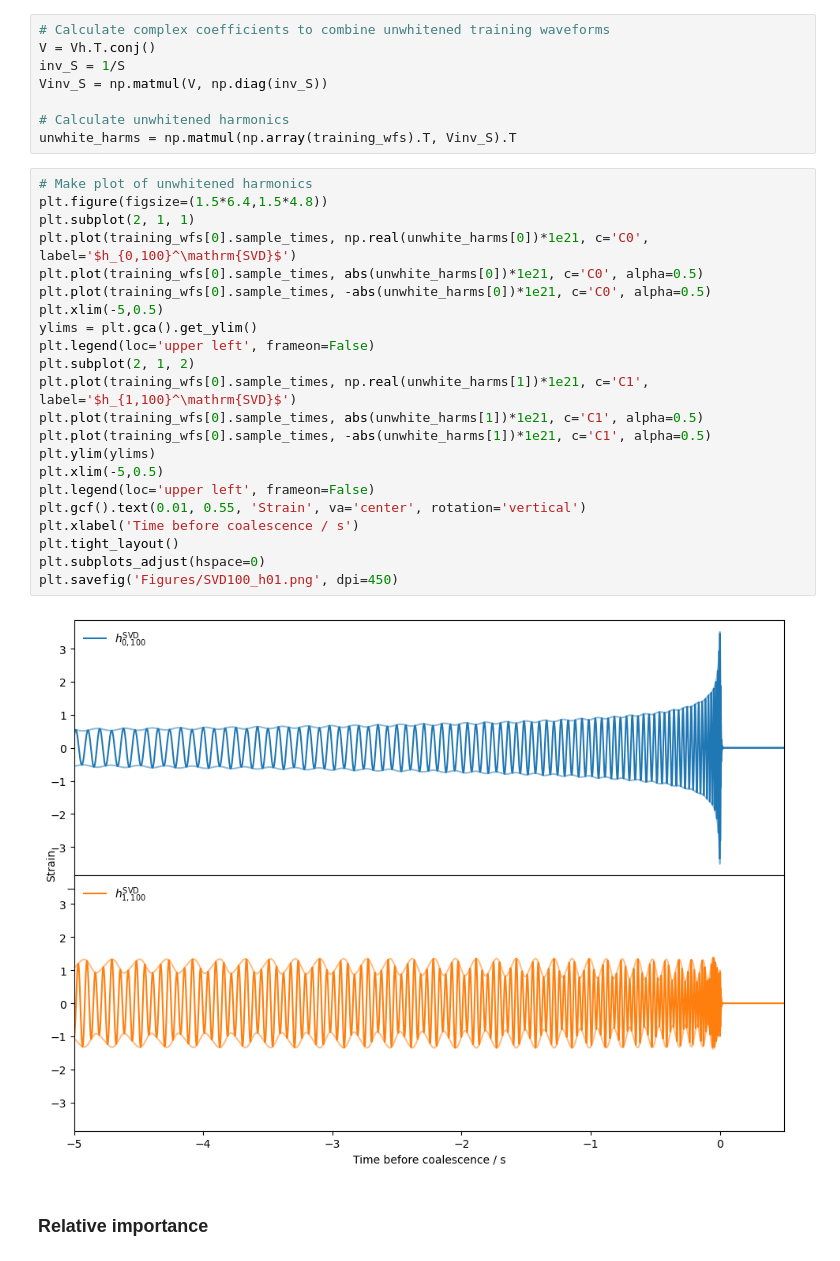
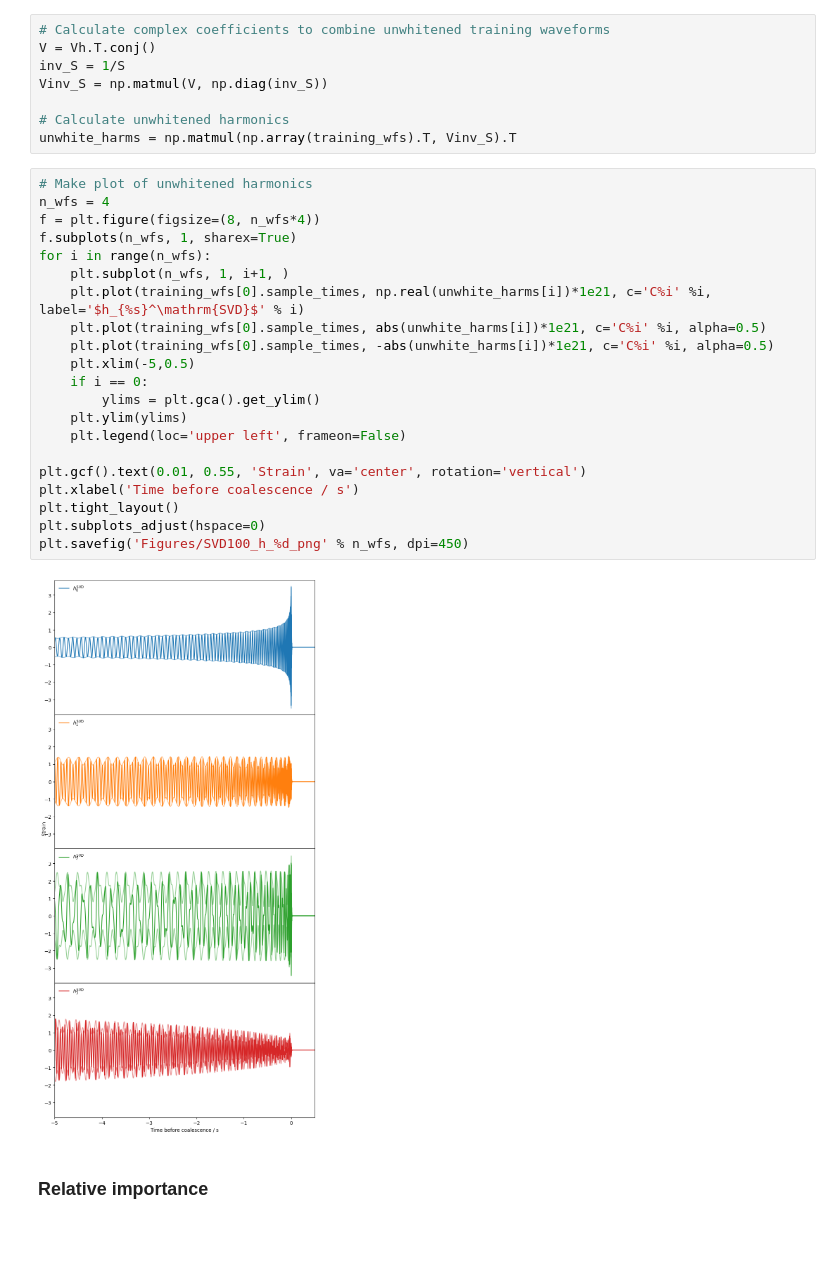
Before and after one commit to BenGPatterson/EccentricHarmonics, a Jupyter notebook: SVD.ipynb, the cells around one changed output. Saved outputs shown, nothing was run; the diff lists cells and outputs as text; blank space fills up the shorter version.

```diff
--- a/SVD.ipynb
+++ b/SVD.ipynb
@@ -120,30 +123,29 @@ Vinv_S = np.matmul(V, np.diag(inv_S))
 
 # Calculate unwhitened harmonics
 unwhite_harms = np.matmul(np.array(training_wfs).T, Vinv_S).T
-# %%
-# Make plot of unwhitened harmonics
-plt.figure(figsize=(1.5*6.4,1.5*4.8))
-plt.subplot(2, 1, 1)
-plt.plot(training_wfs[0].sample_times, np.real(unwhite_harms[0])*1e21, c='C0', label='$h_{0,100}^\mathrm{SVD}$')
-plt.plot(training_wfs[0].sample_times, abs(unwhite_harms[0])*1e21, c='C0', alpha=0.5)
-plt.plot(training_wfs[0].sample_times, -abs(unwhite_harms[0])*1e21, c='C0', alpha=0.5)
-plt.xlim(-5,0.5)
-ylims = plt.gca().get_ylim()
-plt.legend(loc='upper left', frameon=False)
-plt.subplot(2, 1, 2)
-plt.plot(training_wfs[0].sample_times, np.real(unwhite_harms[1])*1e21, c='C1', label='$h_{1,100}^\mathrm{SVD}$')
-plt.plot(training_wfs[0].sample_times, abs(unwhite_harms[1])*1e21, c='C1', alpha=0.5)
-plt.plot(training_wfs[0].sample_times, -abs(unwhite_harms[1])*1e21, c='C1', alpha=0.5)
-plt.ylim(ylims)
-plt.xlim(-5,0.5)
-plt.legend(loc='upper left', frameon=False)
-plt.gcf().text(0.01, 0.55, 'Strain', va='center', rotation='vertical')
-plt.xlabel('Time before coalescence / s')
-plt.tight_layout()
-plt.subplots_adjust(hspace=0)
-plt.savefig('Figures/SVD100_h01.png', dpi=450)
-# %% [output]
-[figure, removed]
+# %%
+# Make plot of unwhitened harmonics
+n_wfs = 4
+f = plt.figure(figsize=(8, n_wfs*4))
+f.subplots(n_wfs, 1, sharex=True)
+for i in range(n_wfs):
+    plt.subplot(n_wfs, 1, i+1, )
+    plt.plot(training_wfs[0].sample_times, np.real(unwhite_harms[i])*1e21, c='C%i' %i, label='$h_{%s}^\mathrm{SVD}$' % i)
+    plt.plot(training_wfs[0].sample_times, abs(unwhite_harms[i])*1e21, c='C%i' %i, alpha=0.5)
+    plt.plot(training_wfs[0].sample_times, -abs(unwhite_harms[i])*1e21, c='C%i' %i, alpha=0.5)
+    plt.xlim(-5,0.5)
+    if i == 0:
+        ylims = plt.gca().get_ylim()
+    plt.ylim(ylims)
+    plt.legend(loc='upper left', frameon=False)
+
+plt.gcf().text(0.01, 0.55, 'Strain', va='center', rotation='vertical')
+plt.xlabel('Time before coalescence / s')
+plt.tight_layout()
+plt.subplots_adjust(hspace=0)
+plt.savefig('Figures/SVD100_h_%d_png' % n_wfs, dpi=450)
+# %% [output]
+[figure, added]
 # %% [markdown]
 ### Relative importance
 # %% [markdown]
```
Also changed, not shown: parts of 17 cells of this notebook, 2 other files.
